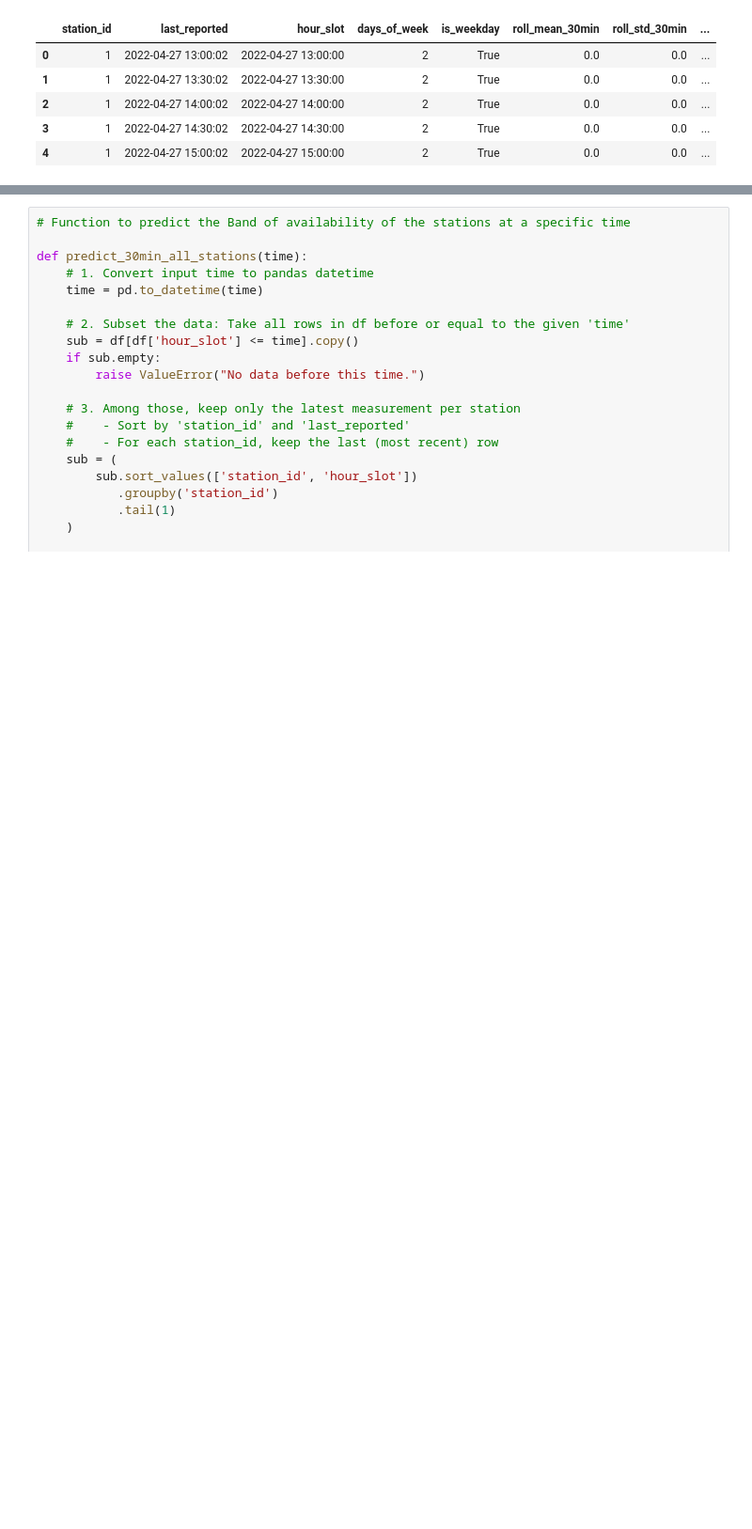
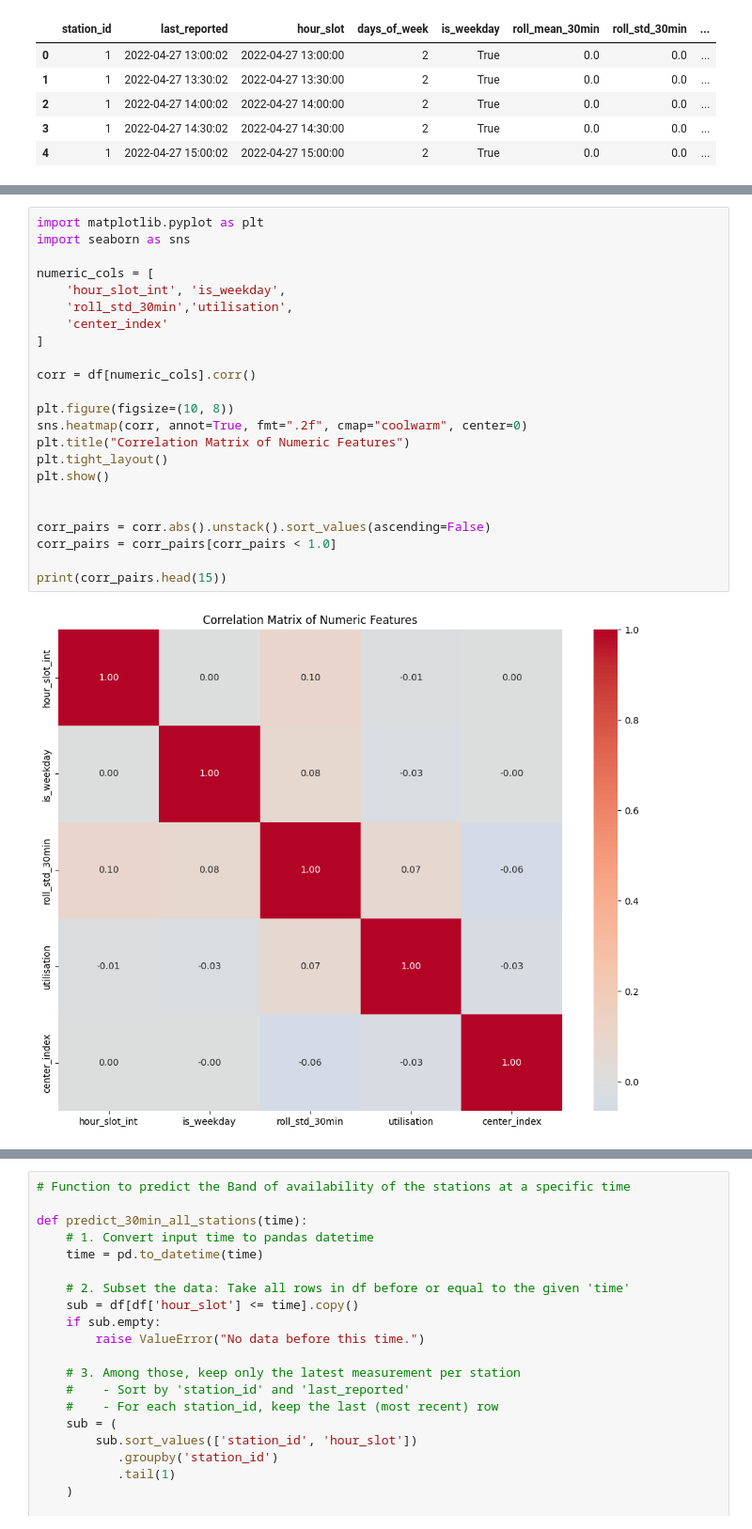
Before and after one commit to tbeliere12/dublin-bikes-availability-prediction, a Jupyter notebook: src/05_modelling_Sergio.ipynb, the cells around one changed output, grey strips where cells are left out. Shown at 94% size. Drawn from its saved outputs; the diff is of its cells as text; blank space fills up the shorter version.

```diff
--- a/src/05_modelling.ipynb
+++ b/src/05_modelling_Sergio.ipynb
@@ -98 +98,26 @@ util_band_30min
 Name: proportion, dtype: float64
+# %%
+import matplotlib.pyplot as plt
+import seaborn as sns
+
+numeric_cols = [
+    'hour_slot_int', 'is_weekday',
+    'roll_std_30min','utilisation',
+    'center_index'
+]
+
+corr = df[numeric_cols].corr()
+
+plt.figure(figsize=(10, 8))
+sns.heatmap(corr, annot=True, fmt=".2f", cmap="coolwarm", center=0)
+plt.title("Correlation Matrix of Numeric Features")
+plt.tight_layout()
+plt.show()
+
+
+corr_pairs = corr.abs().unstack().sort_values(ascending=False)
+corr_pairs = corr_pairs[corr_pairs < 1.0]
+
+print(corr_pairs.head(15))
+# %% [output]
+[figure, added]
```
Also changed, not shown: parts of 8 cells of this notebook, 2 other files.
